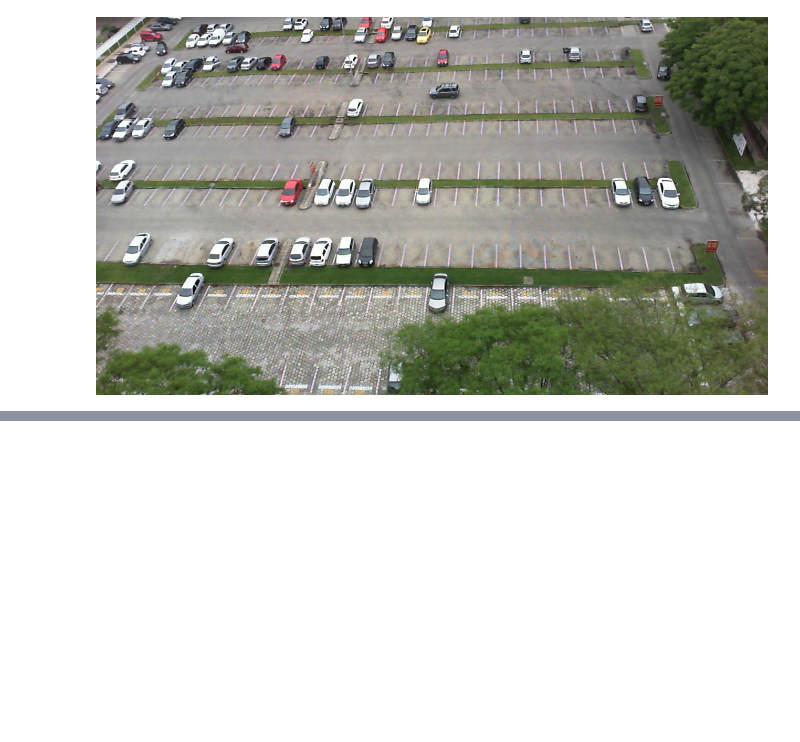
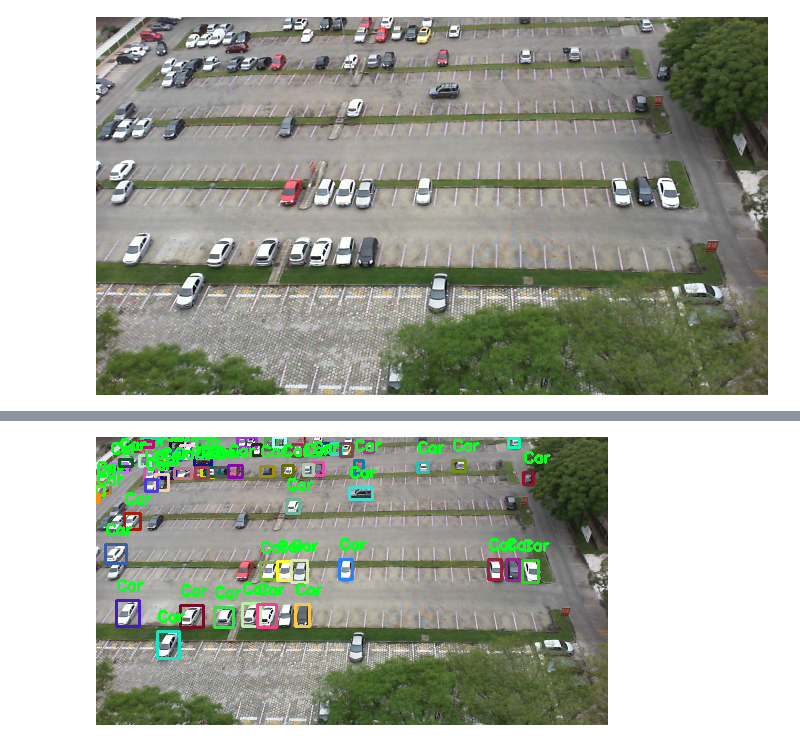
Before and after one commit to muhammadakbarazmi/PCVK_Genap_2022, a Jupyter notebook: ProyekAkhirPCVK.ipynb, the cells around one changed output, grey strips where cells are left out. Cells and saved outputs as stored; diff of their text form; code cells hidden in the pictures; blank space fills up the shorter version.

```diff
--- a/ProyekAkhirPCVK.ipynb
+++ b/ProyekAkhirPCVK.ipynb
@@ -150,0 +185,69 @@ display.display(display.Image(car_image))
+# %%
+import numpy as np
+import cv2
+from google.colab.patches import cv2_imshow
+
+!wget "https://pjreddie.com/media/files/yolov3.weights"
+
+!wget "https://raw.githubusercontent.com/pjreddie/darknet/master/cfg/yolov3.cfg"
+
+!wget "https://raw.githubusercontent.com/pjreddie/darknet/master/data/coco.names"
+
+# Load Yolo
+net = cv2.dnn.readNet("yolov3.weights", "yolov3.cfg")
+classes = []
+with open("coco.names", "r") as f:
+    classes = [line.strip() for line in f.readlines()]
+layer_names = net.getLayerNames()
+output_layers = [layer_names[i[0] - 1] for i in net.getUnconnectedOutLayers()]
+colors = np.random.uniform(0, 255, size=(len(classes), 3))
+
+# Loading image
+img = cv2.imread('/content/drive/MyDrive/ProyekAkhir/CarPark/2012-10-26_07_19_27.jpg')
+img = cv2.resize(img, None, fx=0.4, fy=0.4)
+height, width, channels = img.shape
+
+# Detecting objects
+blob = cv2.dnn.blobFromImage(img, 0.00392, (1280, 1280), (0, 0, 0), True, crop=False)
+net.setInput(blob)
+outs = net.forward(output_layers)
+
+# Showing informations on the screen
+class_ids = []
+confidences = []
+boxes = []
+for out in outs:
+    for detection in out:
+        scores = detection[5:]
+        class_id = np.argmax(scores)
+        confidence = scores[class_id]
+        if confidence > 0.5:
+            # Object detected
+            center_x = int(detection[0] * width)
+            center_y = int(detection[1] * height)
+            w = int(detection[2] * width)
+            h = int(detection[3] * height)
+            # Rectangle coordinates
+            x = int(center_x - w / 2)
+            y = int(center_y - h / 2)
+            boxes.append([x, y, w, h])
+            confidences.append(float(confidence))
+            class_ids.append(class_id)
+
+indexes = cv2.dnn.NMSBoxes(boxes, confidences, 0.5, 0.4)
+
+font = cv2.FONT_HERSHEY_PLAIN
+for i in range(len(boxes)):
+    if i in indexes:
+        x, y, w, h = boxes[i]
+        label = str(classes[class_ids[i]])
+        color = colors[i]
+        cv2.rectangle(img, (x, y), (x + w, y + h), color, 2)
+
+        # Memberikan penjelasan yaitu tag "Car" kepada setiap objek yang berhasil dipindai
+        cv2.putText(img, 'Car', (x, y-10), cv2.FONT_HERSHEY_SIMPLEX, 0.5, (36,255,12), 2)
+
+cv2_imshow(img)
+cv2.waitKey(0)
+cv2.destroyAllWindows()
+# %% [output]
@@ -150,0 +271 @@ display.display(display.Image(car_image))
+[figure, added]
```
Also changed, not shown: parts of 3 cells of this notebook.
